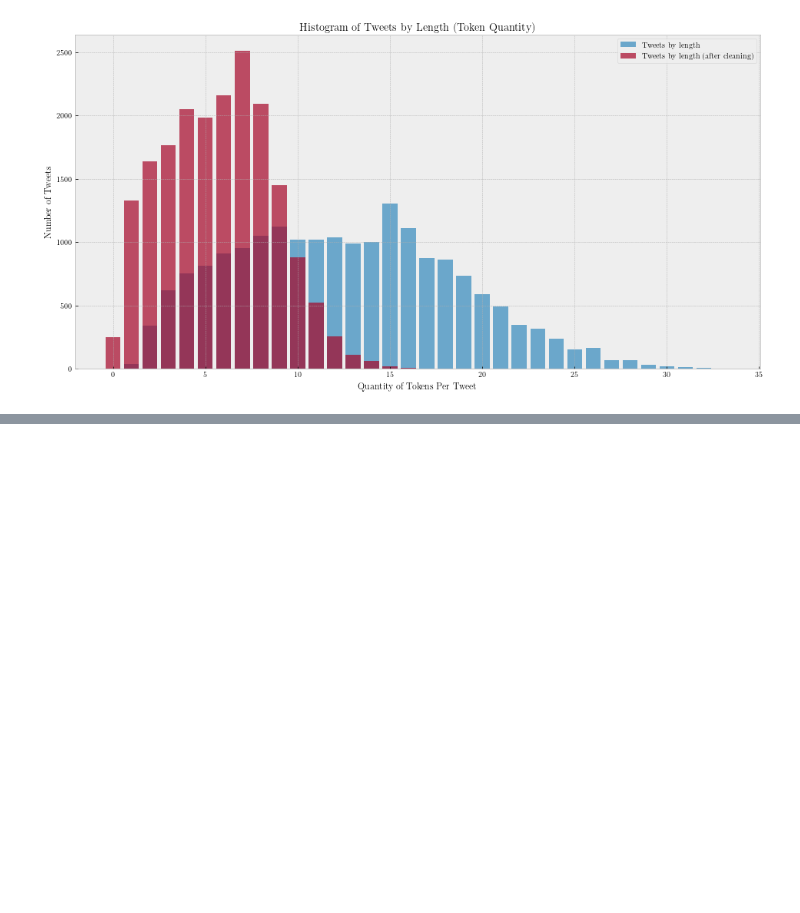
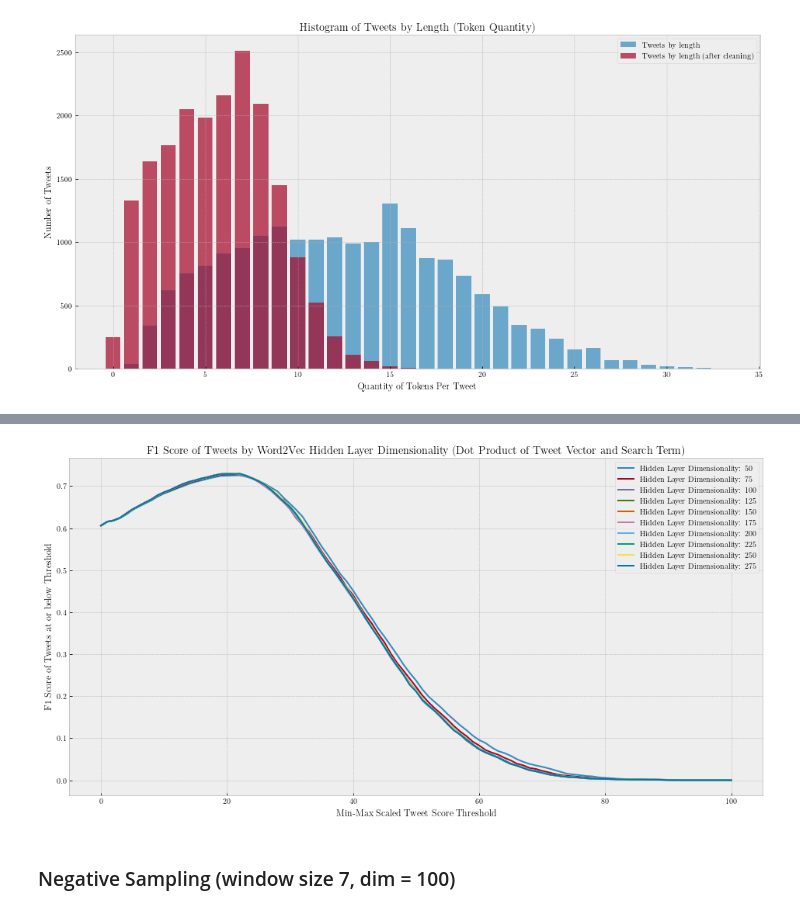
Before and after one commit to brownworth/TwitterDisaster, a Jupyter notebook: ThesisCode.ipynb, the cells around one changed output, grey strips where cells are left out. Saved outputs shown, nothing was run; the diff lists cells and outputs as text; code cells hidden in the pictures; blank space fills up the shorter version.

```diff
--- a/ThesisCode.ipynb
+++ b/ThesisCode.ipynb
@@ -317,0 +614,10 @@ fig_4.savefig(f'./figures/TweetsByLength.pdf',bbox_inches='tight')
+# %%
+f1_window_score_df = pd.DataFrame(np.zeros((101,11)))
+pre_score_df = pd.DataFrame(np.zeros((101,11)))
+rec_score_df = pd.DataFrame(np.zeros((101,11)))
+# %%
+for i in range(1,11):
+    for j in range(101):
+        f1_window_score_df.iloc[j,i] = f1_score(tweet_encoded.irma_rel,tweet_encoded[f'MM_score_window_{i}'] > j)
+        pre_score_df.iloc[j,i] = precision_score(tweet_encoded.irma_rel,tweet_encoded[f'MM_score_window_{i}'] > j)
+        rec_score_df.iloc[j,i] = recall_score(tweet_encoded.irma_rel,tweet_encoded[f'MM_score_window_{i}'] > j)
@@ -317,0 +643,14 @@ fig_4.savefig(f'./figures/TweetsByLength.pdf',bbox_inches='tight')
+# %%
+fig_hld_2 = plt.figure(figsize=(16,8),facecolor='w')
+for i in range(1,11):
+    window_label = f"{comparison_type}: {25*i + 25}"
+    plt.plot(f1_window_score_df.iloc[:,i],label=window_label)
+plt.xlabel("Min-Max Scaled Tweet Score Threshold")
+plt.ylabel("F1 Score of Tweets at or below Threshold")
+plt.title(f"F1 Score of Tweets by Word2Vec {comparison_type} ({func_type})")
+plt.legend();
+# fig_hld_2.savefig(f'./figures/{comparison_short}{func_short}F1Score.pdf',bbox_inches='tight')
+# %% [output]
+[figure, added]
+# %% [markdown]
+### Negative Sampling (window size 7, dim = 100)
```
Also changed, not shown: parts of 57 cells of this notebook.
